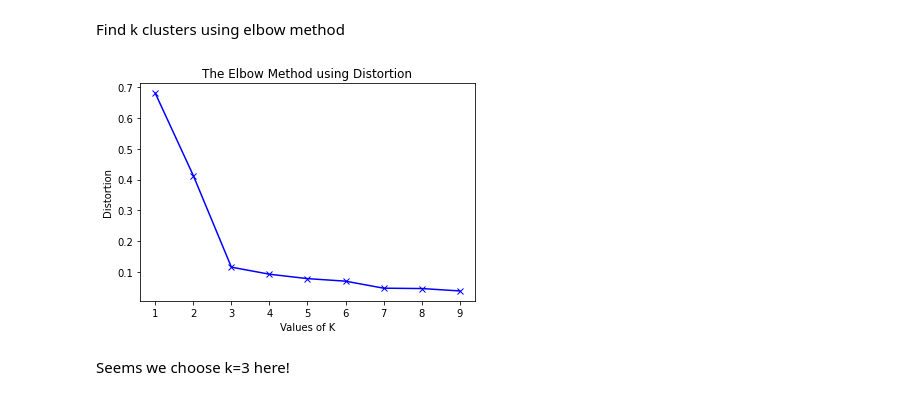
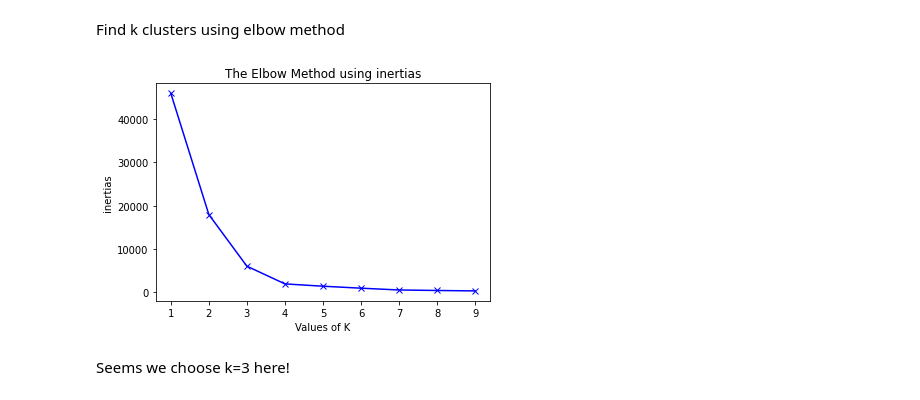
Before and after one commit to johntanas/it1244project, a Jupyter notebook: code/label_kmeans.ipynb, the cells around one changed output. Cells and saved outputs as stored; diff of their text form; code cells hidden in the pictures.

```diff
--- a/code/label_kmeans.ipynb
+++ b/code/label_kmeans.ipynb
@@ -11,14 +11,11 @@ if onlinedataset:
   url = "https://drive.google.com/file/d/1TBcW6O9KMRMh9CWf36OIjZwvY-qzH1VS/view?usp=sharing"
   url='https://drive.google.com/uc?id=' + url.split('/')[-2]
   credit_record=pd.read_csv(url,index_col=0)
-  url = "https://drive.google.com/file/d/1Ktdv2NTyK2AM48yBvbpFezd82-srqj7w/view?usp=sharing"
-  url='https://drive.google.com/uc?id=' + url.split('/')[-2]
-  cleaned_app_df=pd.read_csv(url,index_col=0)
 else:
-  pathtodataset="./content/application.csv"
+  pathtodataset="/content/credit_record.csv"
   credit_record=pd.read_csv(pathtodataset,index_col=0)
-  pathtoapp="./content/cleaned_application.csv"
-  cleaned_app_df=pd.read_csv(pathtoapp,index_col=0)
+path_to_app="/content/cleaned_application.csv"
+cleaned_app_df=pd.read_csv(path_to_app,index_col=0)
 # %%
 credit_record
 # %% [output]
@@ -80,9 +77,7 @@ X=StandardScaler().fit_transform(np.array(series).reshape(-1,1))
 # %% [markdown]
 https://www.geeksforgeeks.org/elbow-method-for-optimal-value-of-k-in-kmeans/
 # %%
-distortions = []
 inertias = []
-mapping1 = {}
 mapping2 = {}
 K = range(1, 10)
 
@@ -90,12 +85,7 @@ for k in K:
     # Building and fitting the model
     kmeanModel = KMeans(n_clusters=k).fit(X)
     kmeanModel.fit(X)
-
-    distortions.append(sum(np.min(cdist(X, kmeanModel.cluster_centers_,
-                                        'euclidean'), axis=1)) / X.shape[0])
     inertias.append(kmeanModel.inertia_)
 
-    mapping1[k] = sum(np.min(cdist(X, kmeanModel.cluster_centers_,
-                                   'euclidean'), axis=1)) / X.shape[0]
     mapping2[k] = kmeanModel.inertia_
 # %%
@@ -166,31 +156,24 @@ Find k clusters using elbow method
 # %%
 Xevm=StandardScaler().fit_transform(np.array(clustering2).reshape(-1, 1))
 # %%
-distortions = []
 inertias = []
-mapping1 = {}
 mapping2 = {}
 K = range(1, 10)
 
 for k in K:
     # Building and fitting the model
     kmeanModel = KMeans(n_clusters=k).fit(Xevm)
     kmeanModel.fit(Xevm)
 
-    distortions.append(sum(np.min(cdist(Xevm, kmeanModel.cluster_centers_,
-                                        'euclidean'), axis=1)) / Xevm.shape[0])
     inertias.append(kmeanModel.inertia_)
-
-    mapping1[k] = sum(np.min(cdist(Xevm, kmeanModel.cluster_centers_,
-                                   'euclidean'), axis=1)) / Xevm.shape[0]
     mapping2[k] = kmeanModel.inertia_
-plt.plot(K, distortions, 'bx-')
+plt.plot(K, inertias, 'bx-')
 plt.xlabel('Values of K')
-plt.ylabel('Distortion')
-plt.title('The Elbow Method using Distortion')
+plt.ylabel('inertias')
+plt.title('The Elbow Method using inertias')
 plt.show()
 # %% [output]
-[figure, old version]
+[figure, new version]
 # %% [markdown]
 Seems we choose k=3 here!
 # %%
```
Also changed, not shown: parts of 15 cells of this notebook.
